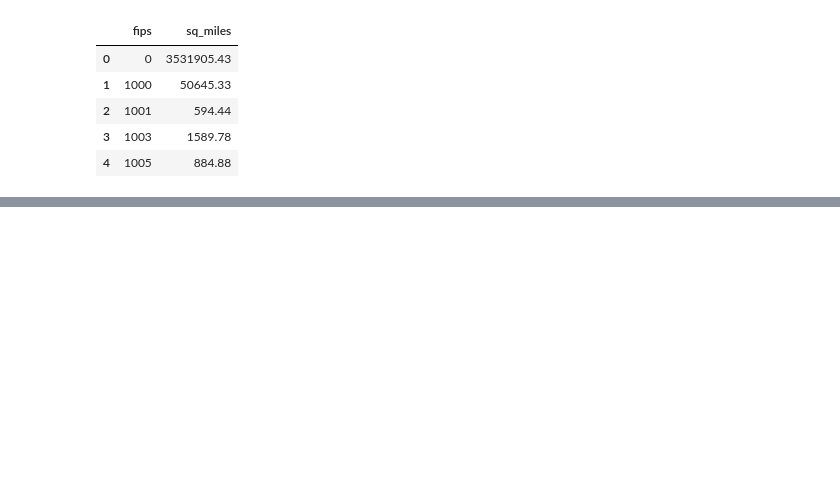
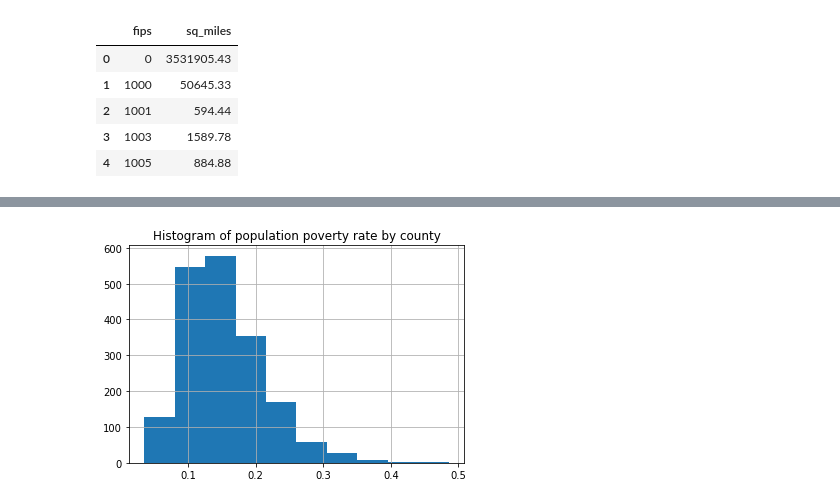
Before and after one commit to MichaelYinGH/ac209project, a Jupyter notebook: notebooks/demographic_data.ipynb, the cells around one changed output, grey strips where cells are left out. Saved outputs shown, nothing was run; the diff lists cells and outputs as text; code cells hidden in the pictures; blank space fills up the shorter version.

```diff
--- a/notebooks/demographic_data.ipynb
+++ b/notebooks/demographic_data.ipynb
@@ -158,0 +182,6 @@ demos.plot.scatter('pct_impoverished', 'mortality_risk', alpha=0.3)
+# %%
+demos.pct_impoverished.hist()
+plt.title('Histogram of population poverty rate by county')
+plt.show()
+# %% [output]
+[figure, added]
```
Also changed, not shown: parts of 19 cells of this notebook, 1 other file.
